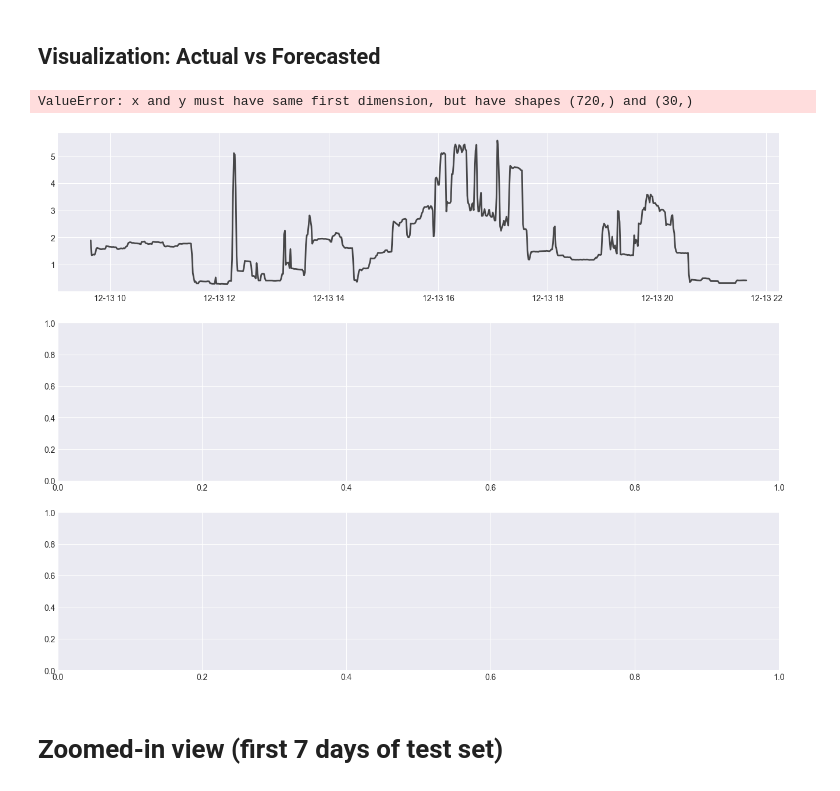
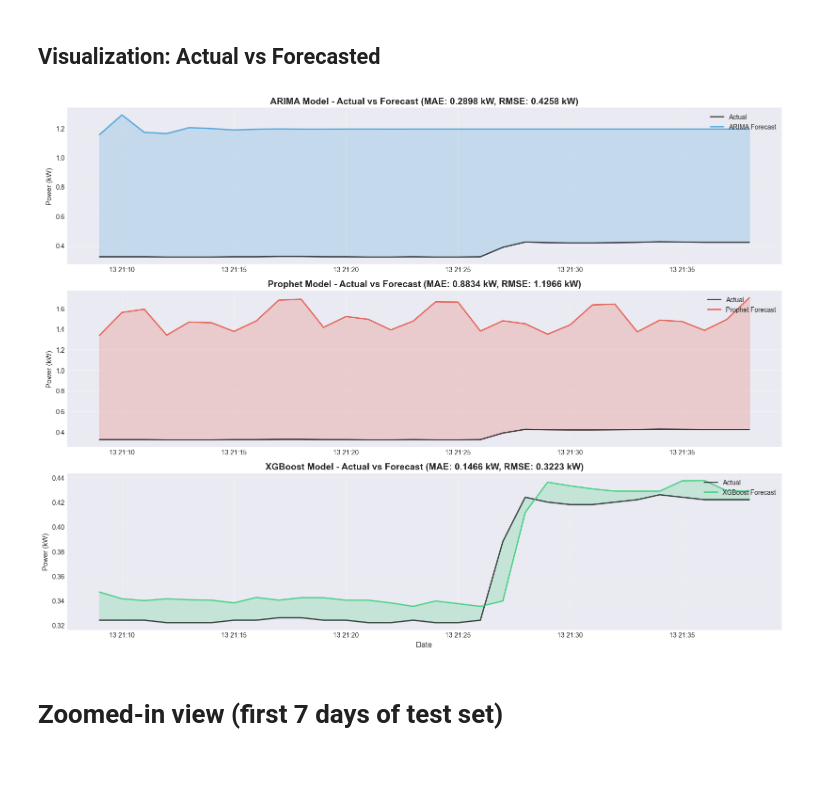
Before and after one commit to RajaRayyanAmeer/Data-Science-and-Analytics-Internship-Phase-2, a Jupyter notebook: Task3_HouseHold_Power_Consumption.ipynb, the cells around one changed output. Cells and saved outputs as stored; diff of their text form; code cells hidden in the pictures.

Commit message:
Resolved the XGBoost Predictions Issue

```diff
--- a/Task3_HouseHold_Power_Consumption.ipynb
+++ b/Task3_HouseHold_Power_Consumption.ipynb
@@ -589,48 +589,53 @@ plt.show()
 ## Visualization: Actual vs Forecasted
 # %%
 # Prepare data for visualization
-test_dates = test_data.index[-len(arima_predictions):]
-actual_values = test_data['Global_active_power'].values[-len(arima_predictions):]
+n = min(len(arima_predictions), len(prophet_predictions), len(xgb_predictions))
+
+test_dates = test_data.index[-n:]
+actual_values = test_data['Global_active_power'].values[-n:]
+
+arima_pred = arima_predictions[-n:]
+prophet_pred = prophet_predictions['yhat'].values[-n:]
+xgb_pred = xgb_predictions[-n:]
 
 # Create comprehensive comparison plot
 fig, axes = plt.subplots(3, 1, figsize=(16, 12))
 
 # ARIMA
 axes[0].plot(test_dates, actual_values, label='Actual', linewidth=2, color='black', alpha=0.7)
-axes[0].plot(test_dates, arima_predictions, label='ARIMA Forecast', linewidth=2, color='#3498db', alpha=0.8)
-axes[0].fill_between(test_dates, actual_values, arima_predictions, alpha=0.2, color='#3498db')
+axes[0].plot(test_dates, arima_pred, label='ARIMA Forecast', linewidth=2, color='#3498db', alpha=0.8)
+axes[0].fill_between(test_dates, actual_values, arima_pred, alpha=0.2, color='#3498db')
 axes[0].set_title(f'ARIMA Model - Actual vs Forecast (MAE: {arima_mae:.4f} kW, RMSE: {arima_rmse:.4f} kW)',
                   fontsize=14, fontweight='bold')
 axes[0].set_ylabel('Power (kW)', fontsize=11)
 axes[0].legend(loc='upper right', fontsize=10)
 axes[0].grid(True, alpha=0.3)
 
 # Prophet
 axes[1].plot(test_dates, actual_values, label='Actual', linewidth=2, color='black', alpha=0.7)
-axes[1].plot(test_dates, prophet_predictions['yhat'].values, label='Prophet Forecast', linewidth=2, color='#e74c3c', alpha=0.8)
-axes[1].fill_between(test_dates, actual_values, prophet_predictions['yhat'].values, alpha=0.2, color='#e74c3c')
+axes[1].plot(test_dates, prophet_pred, label='Prophet Forecast', linewidth=2, color='#e74c3c', alpha=0.8)
+axes[1].fill_between(test_dates, actual_values, prophet_pred, alpha=0.2, color='#e74c3c')
 axes[1].set_title(f'Prophet Model - Actual vs Forecast (MAE: {prophet_mae:.4f} kW, RMSE: {prophet_rmse:.4f} kW)',
                   fontsize=14, fontweight='bold')
 axes[1].set_ylabel('Power (kW)', fontsize=11)
 axes[1].legend(loc='upper right', fontsize=10)
 axes[1].grid(True, alpha=0.3)
 
 # XGBoost
 axes[2].plot(test_dates, actual_values, label='Actual', linewidth=2, color='black', alpha=0.7)
-axes[2].plot(test_dates, xgb_predictions, label='XGBoost Forecast', linewidth=2, color='#2ecc71', alpha=0.8)
-axes[2].fill_between(test_dates, actual_values, xgb_predictions, alpha=0.2, color='#2ecc71')
+axes[2].plot(test_dates, xgb_pred, label='XGBoost Forecast', linewidth=2, color='#2ecc71', alpha=0.8)
+axes[2].fill_between(test_dates, actual_values, xgb_pred, alpha=0.2, color='#2ecc71')
 axes[2].set_title(f'XGBoost Model - Actual vs Forecast (MAE: {xgb_mae:.4f} kW, RMSE: {xgb_rmse:.4f} kW)',
                   fontsize=14, fontweight='bold')
 axes[2].set_xlabel('Date', fontsize=12)
 axes[2].set_ylabel('Power (kW)', fontsize=11)
 axes[2].legend(loc='upper right', fontsize=10)
 axes[2].grid(True, alpha=0.3)
 
 plt.tight_layout()
 plt.show()
 # %% [output]
-ValueError: x and y must have same first dimension, but have shapes (720,) and (30,)
-[figure, old version]
+[figure, new version]
 # %% [markdown]
 # Zoomed-in view (first 7 days of test set)
 # %%
```
Also changed, not shown: parts of 11 cells of this notebook.
